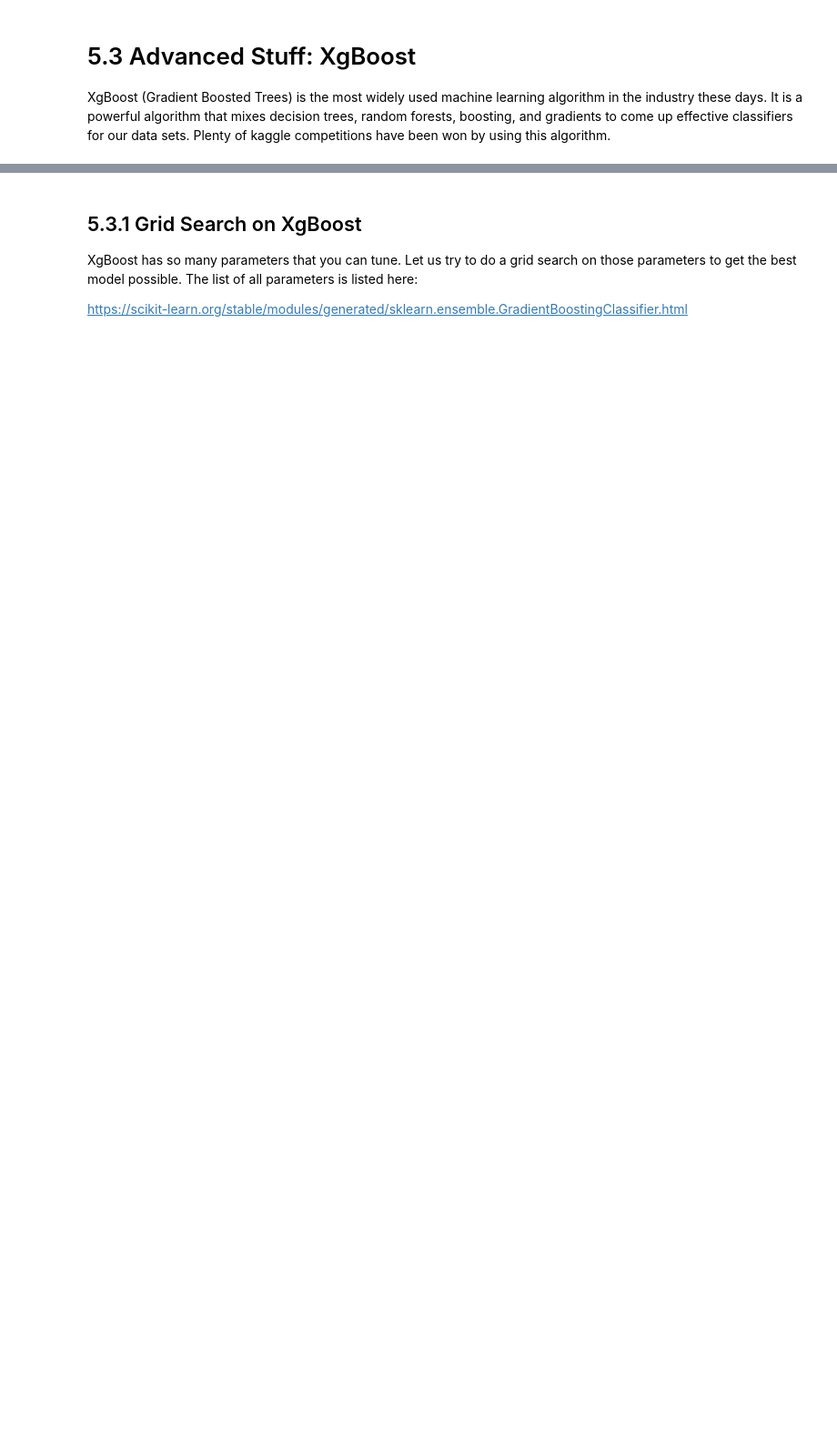
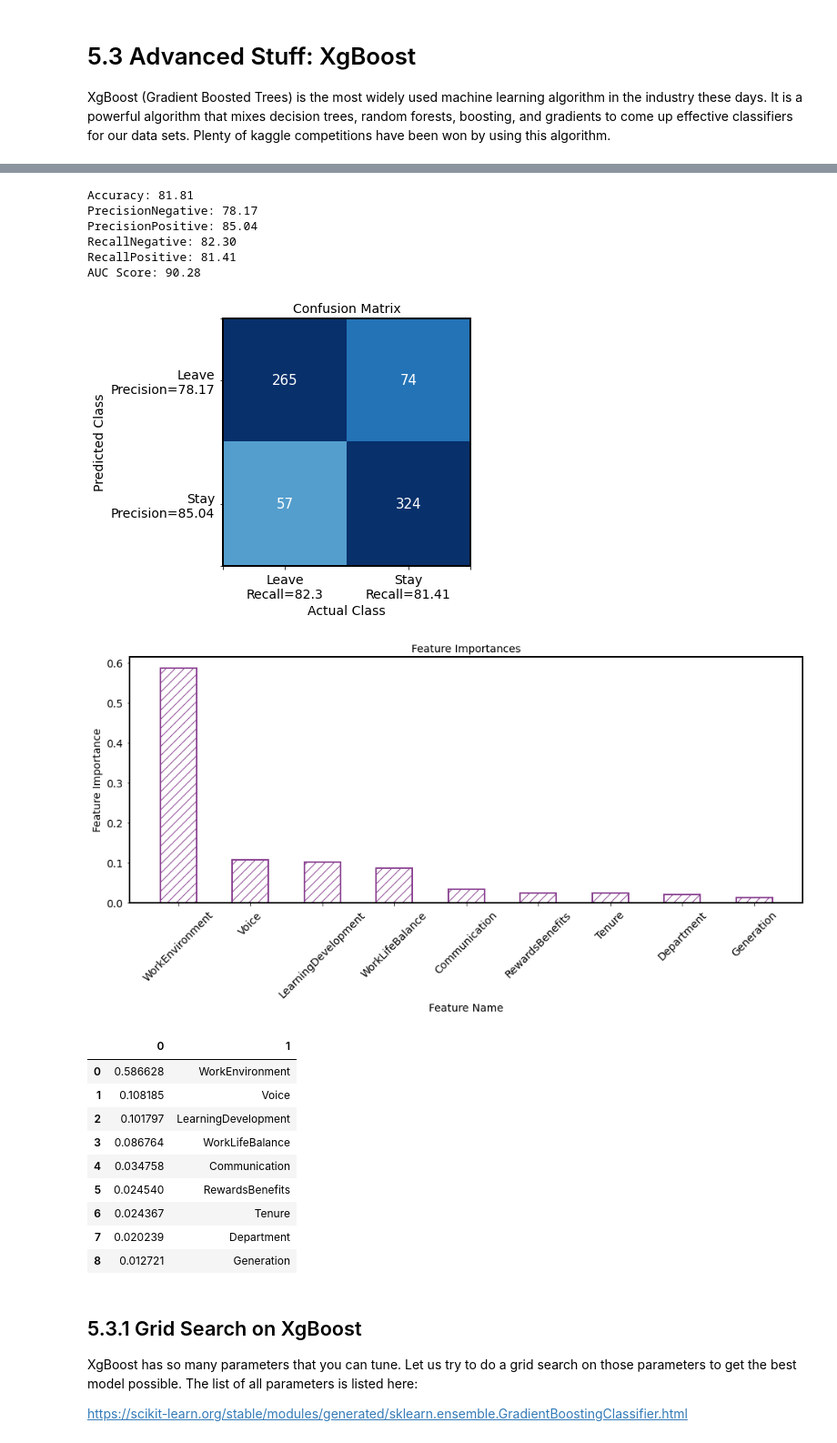
Before and after one commit to greermp/hilton_challenge, a Jupyter notebook: Working.ipynb, the cells around one changed output, grey strips where cells are left out. Shown at 91% size. Drawn from its saved outputs; the diff is of its cells as text; code cells hidden in the pictures; blank space fills up the shorter version.

```diff
--- a/Working.ipynb
+++ b/Working.ipynb
@@ -567,3 +556,38 @@ https://campus.datacamp.com/courses/machine-learning-with-tree-based-models-in-p
 https://www.youtube.com/watch?v=YABWwCLPfZs
 # %%
 from sklearn.ensemble import GradientBoostingClassifier
+# %%
+## ## 4.2 Feature and Label Vectors  ##
+dataGB = data[['Generation', 'Department',  'Tenure',  'WorkLifeBalance', 'LearningDevelopment', 'Communication', 'Voice', 'RewardsBenefits', 'WorkEnvironment', 'IntentToStay']]
+gbCols = list(dataGB.columns)
+gbCols
+# Convert data to a list of lists
+dataList = dataGB.values.tolist()
+
+# Get features
+features = []
+
+# Iterate over each row
+for row in dataList:
+
+    # Skip the first two columns because they are not needed and the last column because that's the label
+    featureValues = row[:-1]
+
+    # Replace NULL values with 0. Using an if-else statement within a list is called list comprehension
+    featureValues = [float(value) if value != "#NULL!" else 0 for value in featureValues]
+
+    # Append the features to the feature list
+    features.append(featureValues)
+
+# Get labels from the data
+labels = [row[-1] for row in dataList]
+
+# Label distribution for Leave and Stay respectively
+print("Label distribution of 0 and 1", labels.count(0), labels.count(1))
+
+# Test data percentage (0.1 = 10%)
+# Note - since the final test set is the blinded Kaggle data, this is essentially a validation set for parameter tuning
+TEST_DATA_PERCENTAGE = 0.15
+
+# Split into train and test
+trainData, testData, trainLabels, testLabels = train_test_split(features, labels, test_size=TEST_DATA_PERCENTAGE)
@@ -570,13 +596,40 @@ from sklearn.ensemble import GradientBoostingClassifier
 # %%
 # Create an instance of the decision tree algorithm. You can consider "classifier" as a function that is going to get training data and train a decision tree algorithm. Next, it will take any test data and make a prediction based on the learned decision tree
 gbClassifier = GradientBoostingClassifier(random_state = 1)
 
 # Train the decision tree model using the function .fit
 gbClassifier.fit(trainData, trainLabels)
 
 # Calculate training accuracy of the classifier
 trainAccuracy = gbClassifier.score(trainData, trainLabels)
 
 # Predict on test data
 predictions = gbClassifier.predict(testData) # This will give binary labels e.g 0/1
 predictionProbabilities = gbClassifier.predict_proba(testData) # This will give prediction probabilities for both labels e.g [0.3, 0.7] meaning 0.3 probability for 0 and 0.7 for 1.
+# Calculate metrics on test set and display them
+gbtAUC = calculateMetricsAndPrint(predictions, predictionProbabilities, testLabels)
+
+# Calculate FPR and TPR for use in ROC Curve Variance later on
+falsePositiveRateGb, truePositiveRateGb, _ = roc_curve(testLabels, [item[1] for item in predictionProbabilities])
+
+columns=list(dataGB.columns)
+showFeatureImportance(gbClassifier, columns)
+# %% [output]
+Accuracy: 81.81
+PrecisionNegative: 78.17
+PrecisionPositive: 85.04
+RecallNegative: 82.30
+RecallPositive: 81.41
+AUC Score: 90.28
+[figure, added]
+[figure, added]
+|  | 0 | 1 |
+| 0 | 0.586628 | WorkEnvironment |
+| 1 | 0.108185 | Voice |
+| 2 | 0.101797 | LearningDevelopment |
+| 3 | 0.086764 | WorkLifeBalance |
+| 4 | 0.034758 | Communication |
+| 5 | 0.024540 | RewardsBenefits |
+| 6 | 0.024367 | Tenure |
+| 7 | 0.020239 | Department |
+| 8 | 0.012721 | Generation |
```
Also changed, not shown: parts of 34 cells of this notebook, 6 other files.
